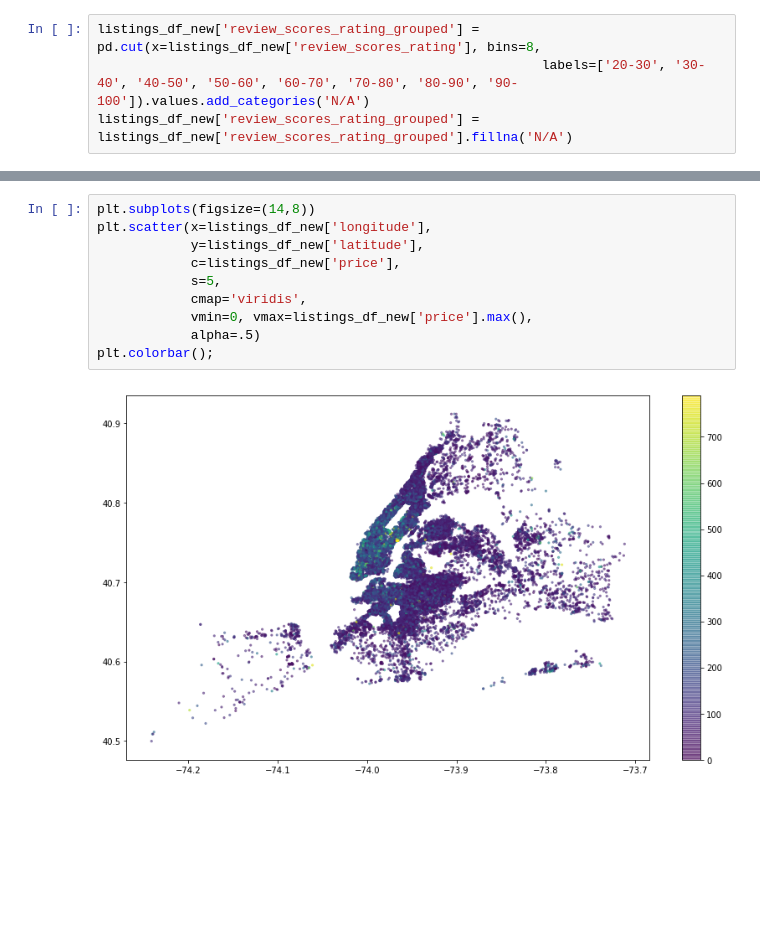
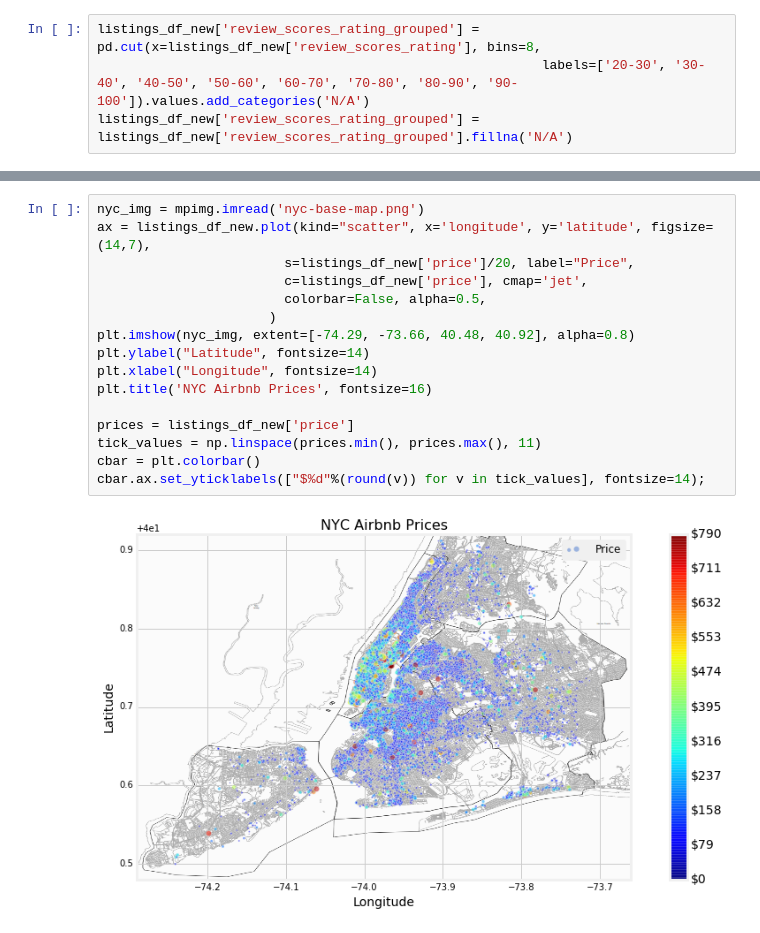
Before and after one commit to ajgiust/Airbnb_NYC, a Jupyter notebook: Project - Write a Data Science Blog Post.ipynb, the cells around one changed output, grey strips where cells are left out. Cells and saved outputs as stored; diff of their text form; blank space fills up the shorter version.

Commit message:
Update coordinate graph and Price by Month graph

```diff
--- a/Project - Write a Data Science Blog Post.ipynb
+++ b/Project - Write a Data Science Blog Post.ipynb
@@ -536,12 +539,18 @@ axes[1,1] = sns.stripplot(x='review_scores_rating_grouped', y='price', hue='neig
-# %%
-plt.subplots(figsize=(14,8))
-plt.scatter(x=listings_df_new['longitude'],
-            y=listings_df_new['latitude'],
-            c=listings_df_new['price'],
-            s=5,
-            cmap='viridis',
-            vmin=0, vmax=listings_df_new['price'].max(),
-            alpha=.5)
-plt.colorbar();
-# %% [output]
-[figure, removed]
+# %%
+nyc_img = mpimg.imread('nyc-base-map.png')
+ax = listings_df_new.plot(kind="scatter", x='longitude', y='latitude', figsize=(14,7),
+                        s=listings_df_new['price']/20, label="Price",
+                        c=listings_df_new['price'], cmap='jet',
+                        colorbar=False, alpha=0.5,
+                      )
+plt.imshow(nyc_img, extent=[-74.29, -73.66, 40.48, 40.92], alpha=0.8)
+plt.ylabel("Latitude", fontsize=14)
+plt.xlabel("Longitude", fontsize=14)
+plt.title('NYC Airbnb Prices', fontsize=16)
+
+prices = listings_df_new['price']
+tick_values = np.linspace(prices.min(), prices.max(), 11)
+cbar = plt.colorbar()
+cbar.ax.set_yticklabels(["$%d"%(round(v)) for v in tick_values], fontsize=14);
+# %% [output]
+[figure, added]
```
Also changed, not shown: parts of 11 cells of this notebook.
